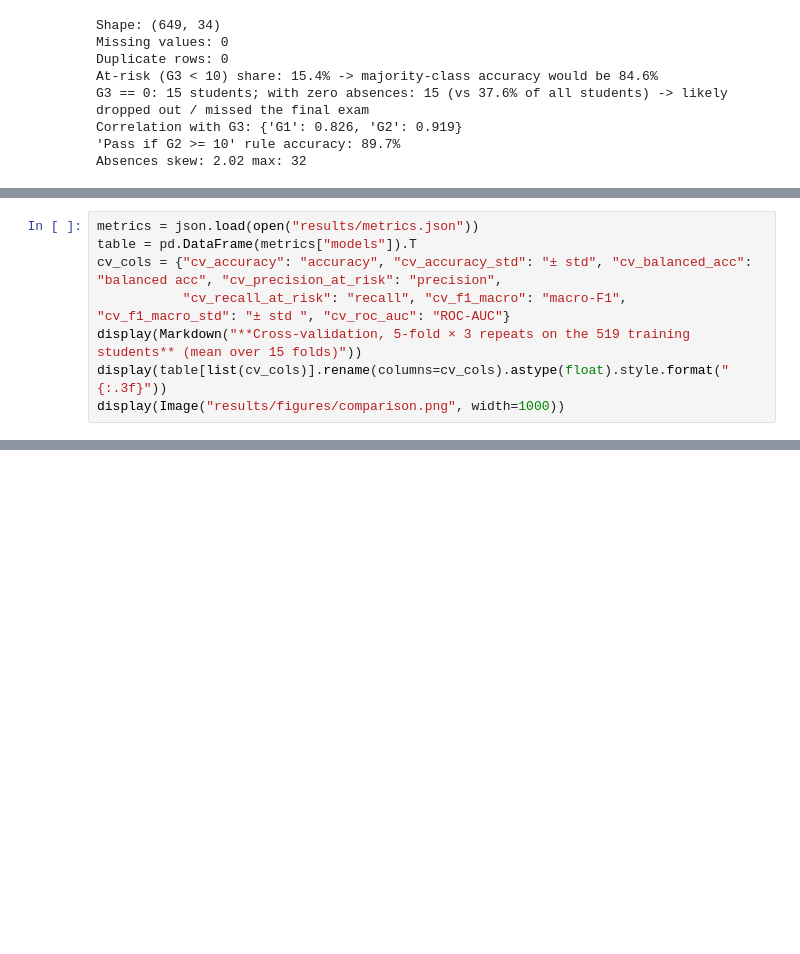
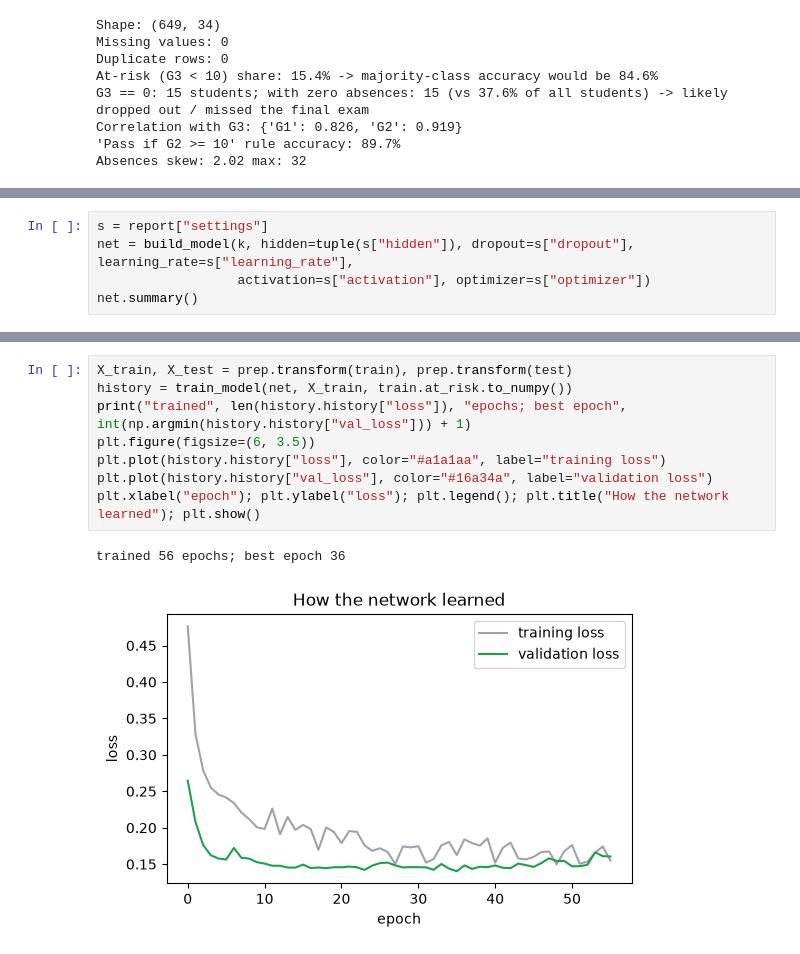
Before and after one commit to auraCodesKM/student-performance-dnn, a Jupyter notebook: student_performance_dnn.ipynb, the cells around one changed output, grey strips where cells are left out. Cells and saved outputs as stored; diff of their text form; blank space fills up the shorter version.

```diff
--- a/student_performance_dnn.ipynb
+++ b/student_performance_dnn.ipynb
@@ -479,8 +98,0 @@ Wrote results/RESULTS.md, results/metrics.json and models/dnn.joblib
-# %%
-metrics = json.load(open("results/metrics.json"))
-table = pd.DataFrame(metrics["models"]).T
-cv_cols = {"cv_accuracy": "accuracy", "cv_accuracy_std": "± std", "cv_balanced_acc": "balanced acc", "cv_precision_at_risk": "precision",
-           "cv_recall_at_risk": "recall", "cv_f1_macro": "macro-F1", "cv_f1_macro_std": "± std ", "cv_roc_auc": "ROC-AUC"}
-display(Markdown("**Cross-validation, 5-fold × 3 repeats on the 519 training students** (mean over 15 folds)"))
-display(table[list(cv_cols)].rename(columns=cv_cols).astype(float).style.format("{:.3f}"))
-display(Image("results/figures/comparison.png", width=1000))
@@ -957,0 +176,5 @@ Every decision, the alternatives considered and the evidence are in `DECISIONS.m
+# %%
+s = report["settings"]
+net = build_model(k, hidden=tuple(s["hidden"]), dropout=s["dropout"], learning_rate=s["learning_rate"],
+                  activation=s["activation"], optimizer=s["optimizer"])
+net.summary()
@@ -957,0 +252,11 @@ Every decision, the alternatives considered and the evidence are in `DECISIONS.m
+# %%
+X_train, X_test = prep.transform(train), prep.transform(test)
+history = train_model(net, X_train, train.at_risk.to_numpy())
+print("trained", len(history.history["loss"]), "epochs; best epoch", int(np.argmin(history.history["val_loss"])) + 1)
+plt.figure(figsize=(6, 3.5))
+plt.plot(history.history["loss"], color="#a1a1aa", label="training loss")
+plt.plot(history.history["val_loss"], color="#16a34a", label="validation loss")
+plt.xlabel("epoch"); plt.ylabel("loss"); plt.legend(); plt.title("How the network learned"); plt.show()
+# %% [output]
+trained 56 epochs; best epoch 36
+[figure, added]
```
Also changed, not shown: parts of 93 cells of this notebook, 34 other files.
